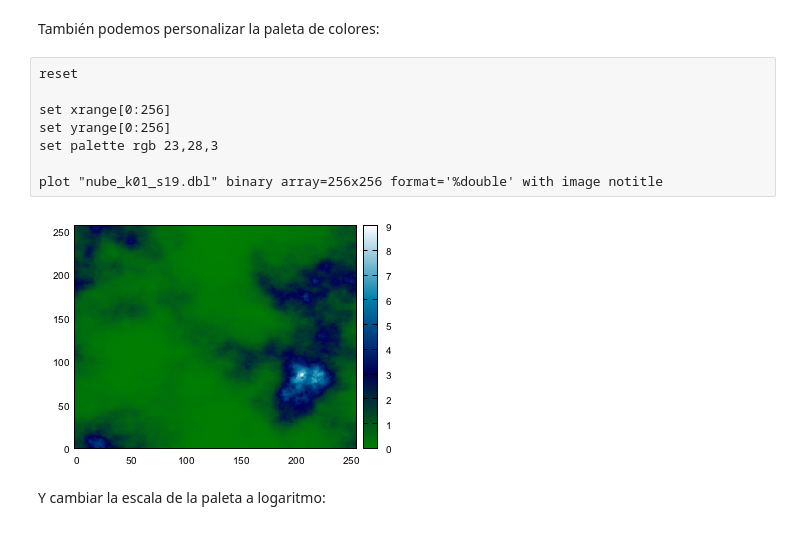
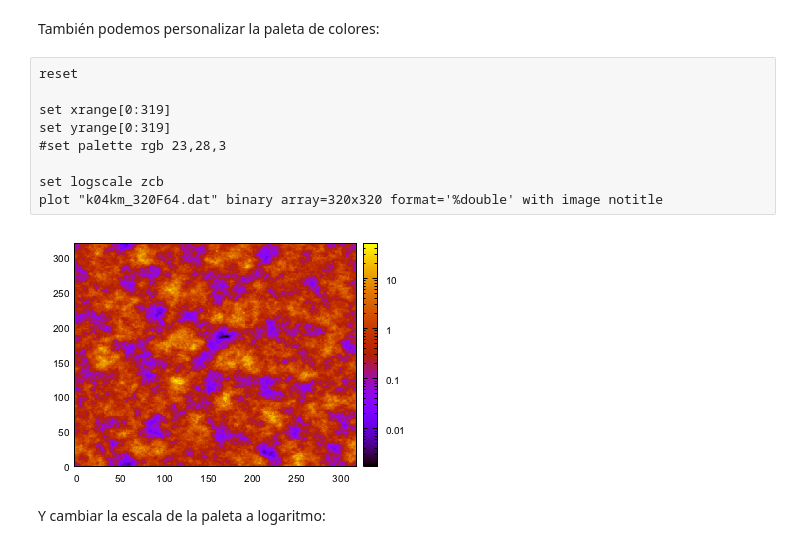
Before and after one commit to wbandabarragan/intro_gnuplot, a Jupyter notebook: Tutorial_GNUplot2.ipynb, the cells around one changed output. Drawn from its saved outputs; the diff is of its cells as text.

```diff
--- a/Tutorial_GNUplot2.ipynb
+++ b/Tutorial_GNUplot2.ipynb
@@ -554,13 +553,14 @@ También podemos personalizar la paleta de colores:
 # %%
 reset
 
-set xrange[0:256]
-set yrange[0:256]
-set palette rgb 23,28,3
+set xrange[0:319]
+set yrange[0:319]
+#set palette rgb 23,28,3
 
-plot "nube_k01_s19.dbl" binary array=256x256 format='%double' with image notitle
+set logscale zcb
+plot "k04km_320F64.dat" binary array=320x320 format='%double' with image notitle
 # %% [output]
-[figure, old version]
+[figure, new version]
 # %% [markdown]
 Y cambiar la escala de la paleta a logaritmo:
 # %%
```
Also changed, not shown: parts of 18 cells of this notebook, 39 other files.
